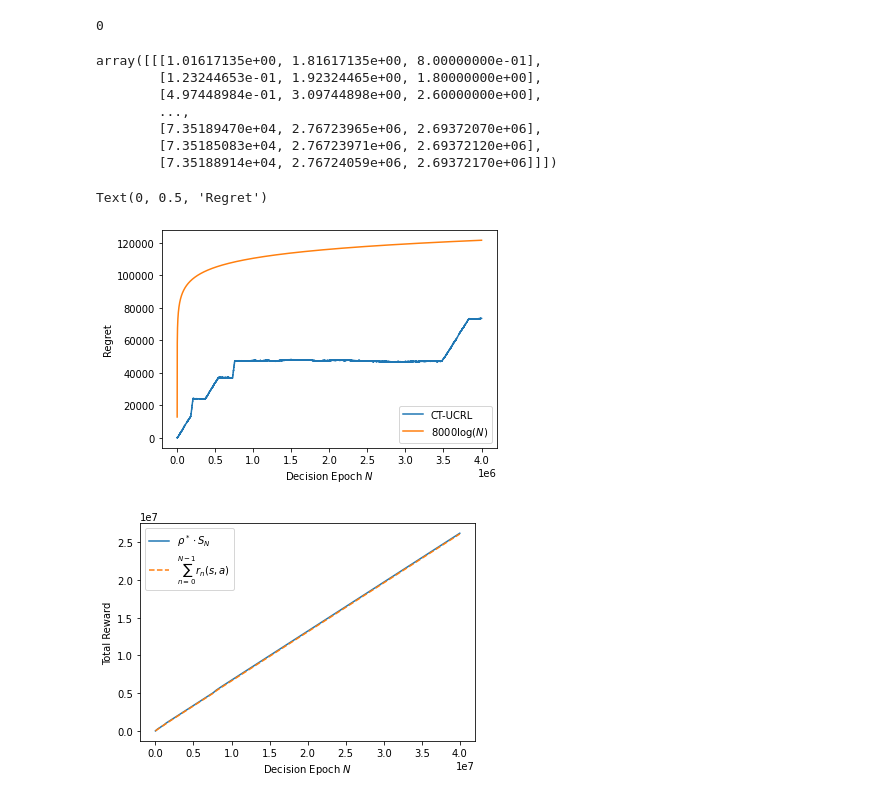
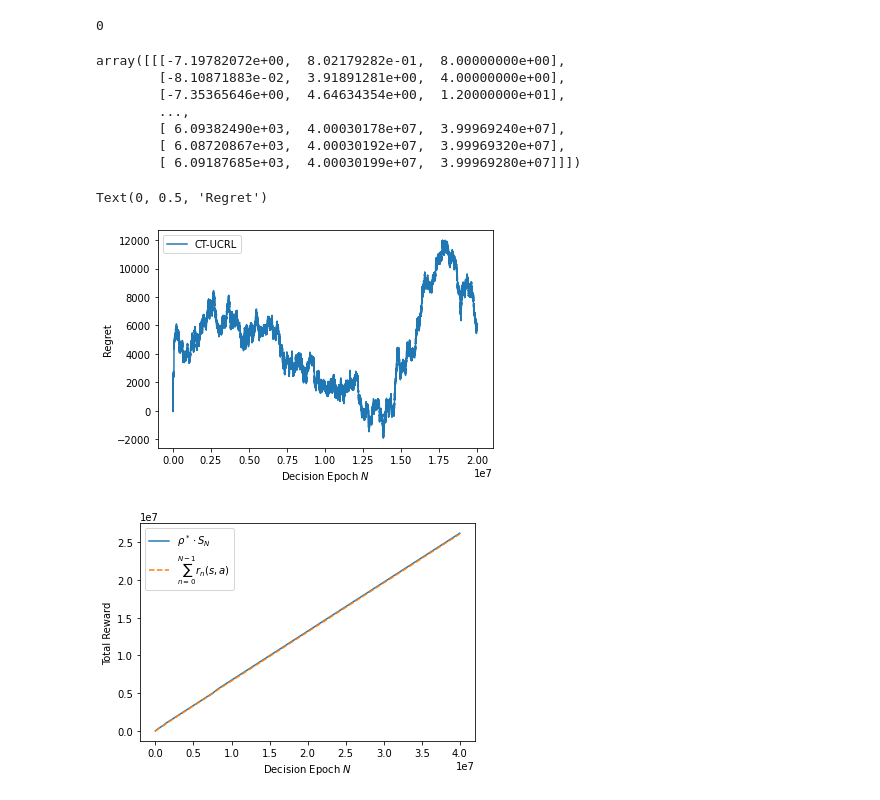
Before and after one commit to JialeZhaCUHK/CT_UCRL, a Jupyter notebook: test.ipynb, the cells around one changed output. Drawn from its saved outputs; the diff is of its cells as text; code cells hidden in the pictures.

```diff
--- a/test.ipynb
+++ b/test.ipynb
@@ -68,7 +70,7 @@ state_val, best_ac, best_mdp = extended_value_iteration(
     n_states, n_actions, np.array(r), np.array(p), np.zeros(np.shape(p)[:2]),
     1 / np.array(holding_lambda), np.zeros(np.shape(holding_lambda)),
     holding_lambda.min(), holding_lambda.max(), eps)
-st = 2
+st = 1
 ac = best_ac[st]
 rho_star = ((p[st][ac] * state_val).sum() - state_val[st] + r[st, ac]) * holding_lambda[st, ac]
 rho_star
@@ -78,7 +80,7 @@ rho_star
 ## CT-UCRL
 # %%
 opt_tr = {}
-num_dec_epoch = 20000000
+num_dec_epoch = int(2e7)
 num_sim = 1
 opt_regret = {}
 for sim in range(num_sim):
@@ -91,7 +93,7 @@ for sim in range(num_sim):
                         r, 0.005, 0)
     sum_reward = 0
 
-    for _ in range(num_dec_epoch):
+    for _ in tqdm.tqdm(range(num_dec_epoch)):
         (t, st, ac, next_st, holding_time, reward) = transitions.__next__()
         opt_tr[sim].append((t, st, ac, next_st, holding_time, reward))
         sum_reward += reward
@@ -103,29 +105,29 @@ for sim in range(num_sim):
 np_opt_regret = np.array([opt_regret[sim] for sim in range(num_sim)])
 np_opt_regret
 # %% [output]
-array([[[1.01617135e+00, 1.81617135e+00, 8.00000000e-01],
-        [1.23244653e-01, 1.92324465e+00, 1.80000000e+00],
-        [4.97448984e-01, 3.09744898e+00, 2.60000000e+00],
+array([[[-7.19782072e+00,  8.02179282e-01,  8.00000000e+00],
+        [-8.10871883e-02,  3.91891281e+00,  4.00000000e+00],
+        [-7.35365646e+00,  4.64634354e+00,  1.20000000e+01],
         ...,
-        [7.35189470e+04, 2.76723965e+06, 2.69372070e+06],
-        [7.35185083e+04, 2.76723971e+06, 2.69372120e+06],
-        [7.35188914e+04, 2.76724059e+06, 2.69372170e+06]]])
+        [ 6.09382490e+03,  4.00030178e+07,  3.99969240e+07],
+        [ 6.08720867e+03,  4.00030192e+07,  3.99969320e+07],
+        [ 6.09187685e+03,  4.00030199e+07,  3.99969280e+07]]])
 # %%
 log_factor = 8000
 label_gap = 5
 xlabel = [k * label_gap for k in range(1, num_dec_epoch // label_gap + 1)]
 plt.plot(xlabel, np_opt_regret.mean(axis=0)[::label_gap, 0],
          label = 'CT-UCRL')
-plt.plot(xlabel, log_factor * np.log(xlabel),
-         label=r'${}\log(N)$'.format(log_factor))
+# plt.plot(xlabel, log_factor * np.log(xlabel),
+#          label=r'${}\log(N)$'.format(log_factor))
 plt.ticklabel_format(style='sci', axis='x', scilimits=(0,0))
 plt.legend()
 plt.xlabel(r'Decision Epoch $N$')
 plt.ylabel('Regret')
 # plt.savefig('../../fig/CT-UCRL/EX2/one_path1', bbox_inches='tight', dpi=300)
 # %% [output]
 Text(0, 0.5, 'Regret')
-[figure, old version]
+[figure, new version]
 # %%
 label_gap = 5
 xlabel = [k * label_gap for k in range(1, num_dec_epoch // label_gap + 1)]
```
Also changed, not shown: parts of 7 cells of this notebook, 2 other files.
